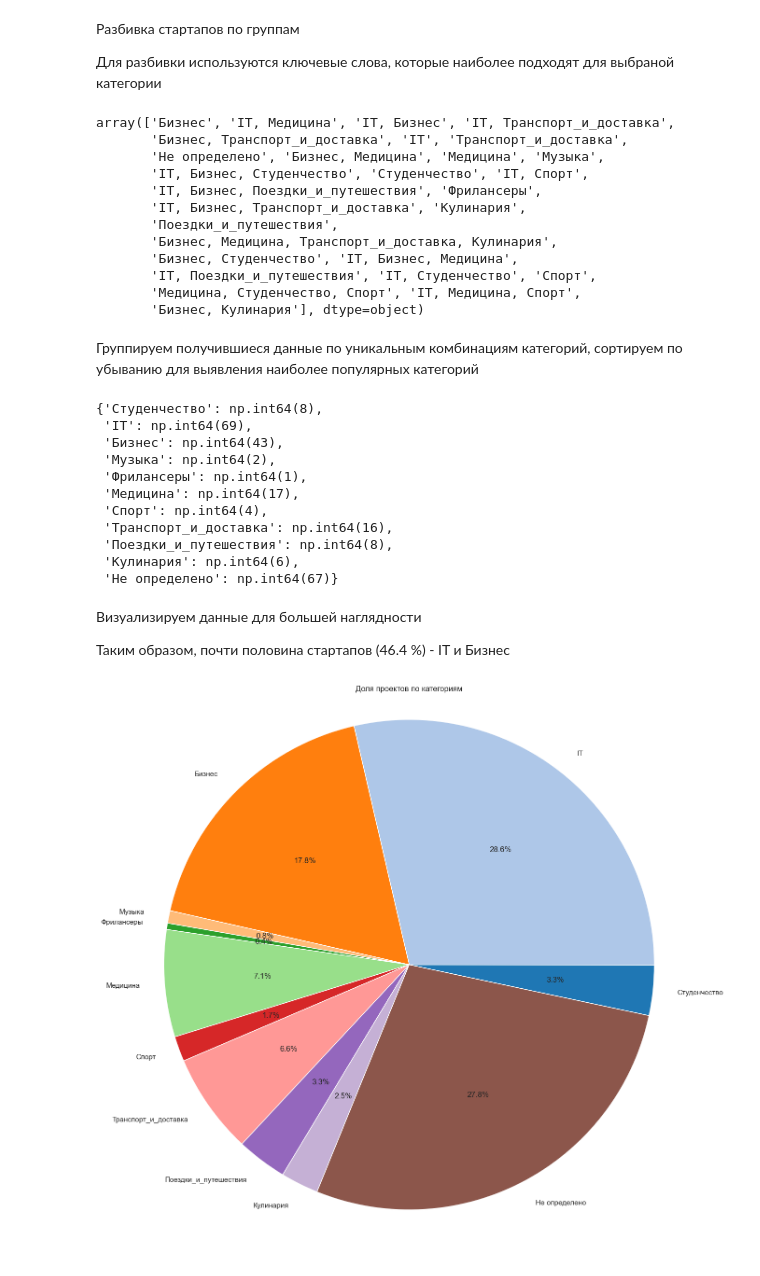
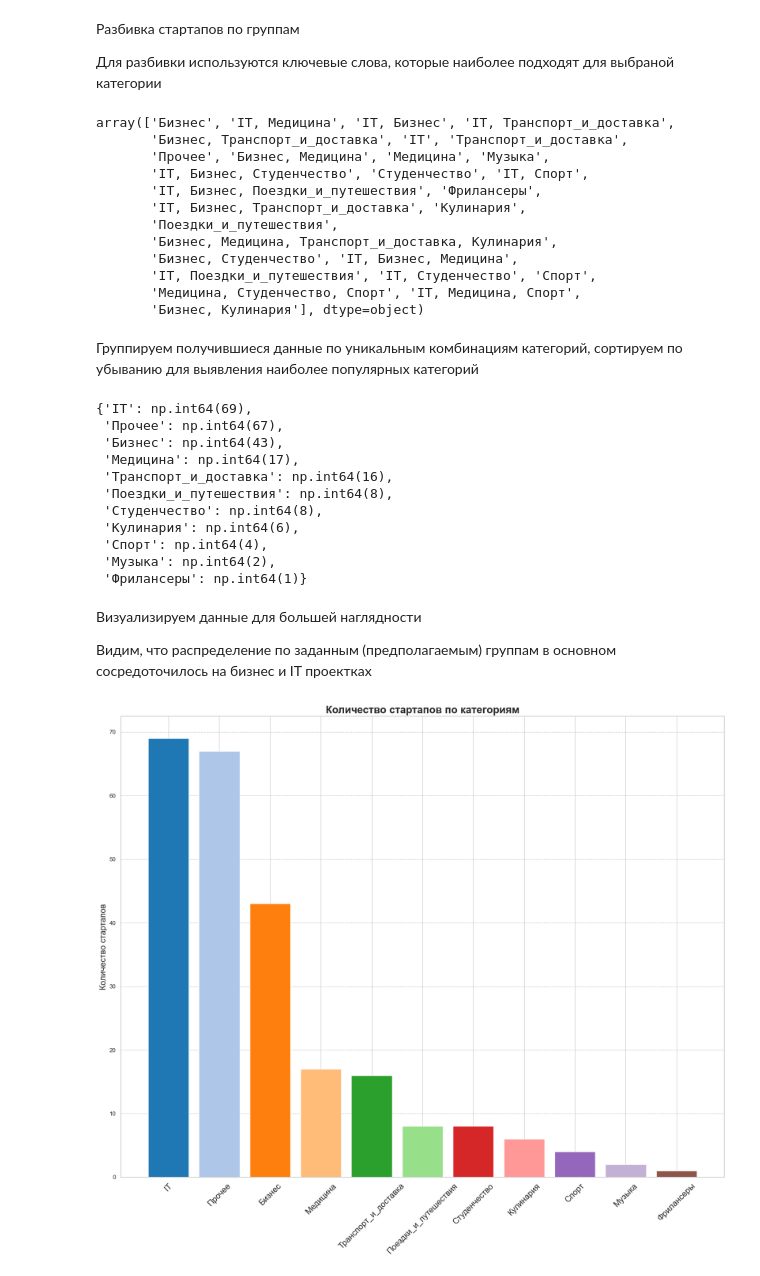
Before and after one commit to panchill/Startup-analytics, a Jupyter notebook: Startup_analytics.ipynb, the cells around one changed output. Saved outputs shown, nothing was run; the diff lists cells and outputs as text; code cells hidden in the pictures.

Commit message:
add 2 graphics

```diff
--- a/Startup_analytics.ipynb
+++ b/Startup_analytics.ipynb
@@ -8,7 +8,7 @@ import numpy as np
 # %% [markdown]
 Считываем данные, делаем их более удобными для работы
 # %%
-df = pd.read_excel(r"C:\Users\iRU\Analytics\200_выпусков_'О_мой_питч!'_OutOfScope_update.xlsx", sheet_name='Лист2')
+df = pd.read_excel('./200_выпусков_'О_мой_питч!'_OutOfScope_update.xlsx', sheet_name='Лист2')
 df = df.rename(columns={'Инвестиции' : 'Инвестиции(руб)', 'Без' : 'Воздержалось'})
 df['За'] = pd.to_numeric(df['За'], errors='coerce')
 df['Против'] = pd.to_numeric(df['Против'], errors='coerce')
@@ -130,7 +132,7 @@ def categorize(description):
         if any(any(word.startswith(keyword) for keyword in words) for word in words_in_description):
             matched_categories.append(category)
 
-    return ', '.join(matched_categories) if matched_categories else 'Не определено'
+    return ', '.join(matched_categories) if matched_categories else 'Прочее'
 
 # Пример датафрейма
 df['Категория'] = df['Описание'].apply(categorize)
@@ -140,7 +142,7 @@ df['Категория'].unique()
 # %% [output]
 array(['Бизнес', 'IT, Медицина', 'IT, Бизнес', 'IT, Транспорт_и_доставка',
        'Бизнес, Транспорт_и_доставка', 'IT', 'Транспорт_и_доставка',
-       'Не определено', 'Бизнес, Медицина', 'Медицина', 'Музыка',
+       'Прочее', 'Бизнес, Медицина', 'Медицина', 'Музыка',
        'IT, Бизнес, Студенчество', 'Студенчество', 'IT, Спорт',
        'IT, Бизнес, Поездки_и_путешествия', 'Фрилансеры',
        'IT, Бизнес, Транспорт_и_доставка', 'Кулинария',
@@ -164,40 +166,54 @@ def count_subcategory_occurrences(df, subcategories):
     for subcategory in subcategories:
         count = categories[categories.str.contains(subcategory, case=True)].count()
         results[subcategory] = count
-    return results
+
+    # Сортировка по убыванию значений
+    sorted_results = dict(sorted(results.items(), key=lambda item: item[1], reverse=True))
+
+    return sorted_results
 
 # Список подкатегорий, которые нужно проверить
-subcategories_list = ['Студенчество', 'IT', 'Бизнес', 'Музыка', 'Фрилансеры', 'Медицина', 'Спорт', 'Транспорт_и_доставка', 'Поездки_и_путешествия', 'Кулинария', 'Не определено']
+subcategories_list = ['Прочее', 'IT', 'Бизнес', 'Музыка', 'Фрилансеры', 'Медицина', 'Спорт', 'Транспорт_и_доставка', 'Поездки_и_путешествия', 'Кулинария', 'Студенчество']
 
 # Подсчет количества всех категорий для каждой подкатегории в списке
 subcategory_counts = count_subcategory_occurrences(df, subcategories_list)
 subcategory_counts
 # %% [output]
-{'Студенчество': np.int64(8),
- 'IT': np.int64(69),
+{'IT': np.int64(69),
+ 'Прочее': np.int64(67),
  'Бизнес': np.int64(43),
- 'Музыка': np.int64(2),
- 'Фрилансеры': np.int64(1),
  'Медицина': np.int64(17),
- 'Спорт': np.int64(4),
  'Транспорт_и_доставка': np.int64(16),
  'Поездки_и_путешествия': np.int64(8),
+ 'Студенчество': np.int64(8),
  'Кулинария': np.int64(6),
- 'Не определено': np.int64(67)}
+ 'Спорт': np.int64(4),
+ 'Музыка': np.int64(2),
+ 'Фрилансеры': np.int64(1)}
-# %% [markdown]
-Визуализируем данные для большей наглядности
-
-Таким образом, почти половина стартапов (46.4 %) - IT и Бизнес
+# %% [markdown]
+Визуализируем данные для большей наглядности
+
+Видим, что распределение по заданным (предполагаемым) группам в основном сосредоточилось на бизнес и IT проектках
 # %%
 category_labels = list(subcategory_counts.keys())
 category_counts = list(subcategory_counts.values())
 
+
+
 colors = plt.get_cmap('tab20').colors
 
 plt.figure(figsize=(17, 15))
-plt.pie(category_counts, labels=category_labels, colors=colors, autopct='%1.1f%%', startangle=-12)
-plt.title('Доля проектов по категориям')
-plt.axis('equal')  # Оформление диаграммы в круг
+plt.bar(
+    category_labels,
+    category_counts,
+    color=colors[:len(category_labels)]  # Убедитесь, что достаточно цветов для всех категорий
+)
+
+plt.title('Количество стартапов по категориям', fontsize=20, fontweight='bold')
+plt.ylabel('Количество стартапов', fontsize=16)
+plt.xticks(rotation=45, fontsize=16)  # Поворот меток категорий, если они длинные
+plt.grid(axis='y', linestyle='--')  # Сетка по вертикальной оси
+plt.tight_layout()  # Подгонка для отображения меток
 plt.show()
 # %% [output]
-[figure, old version]
+[figure, new version]
```
Also changed, not shown: parts of 4 cells of this notebook.
